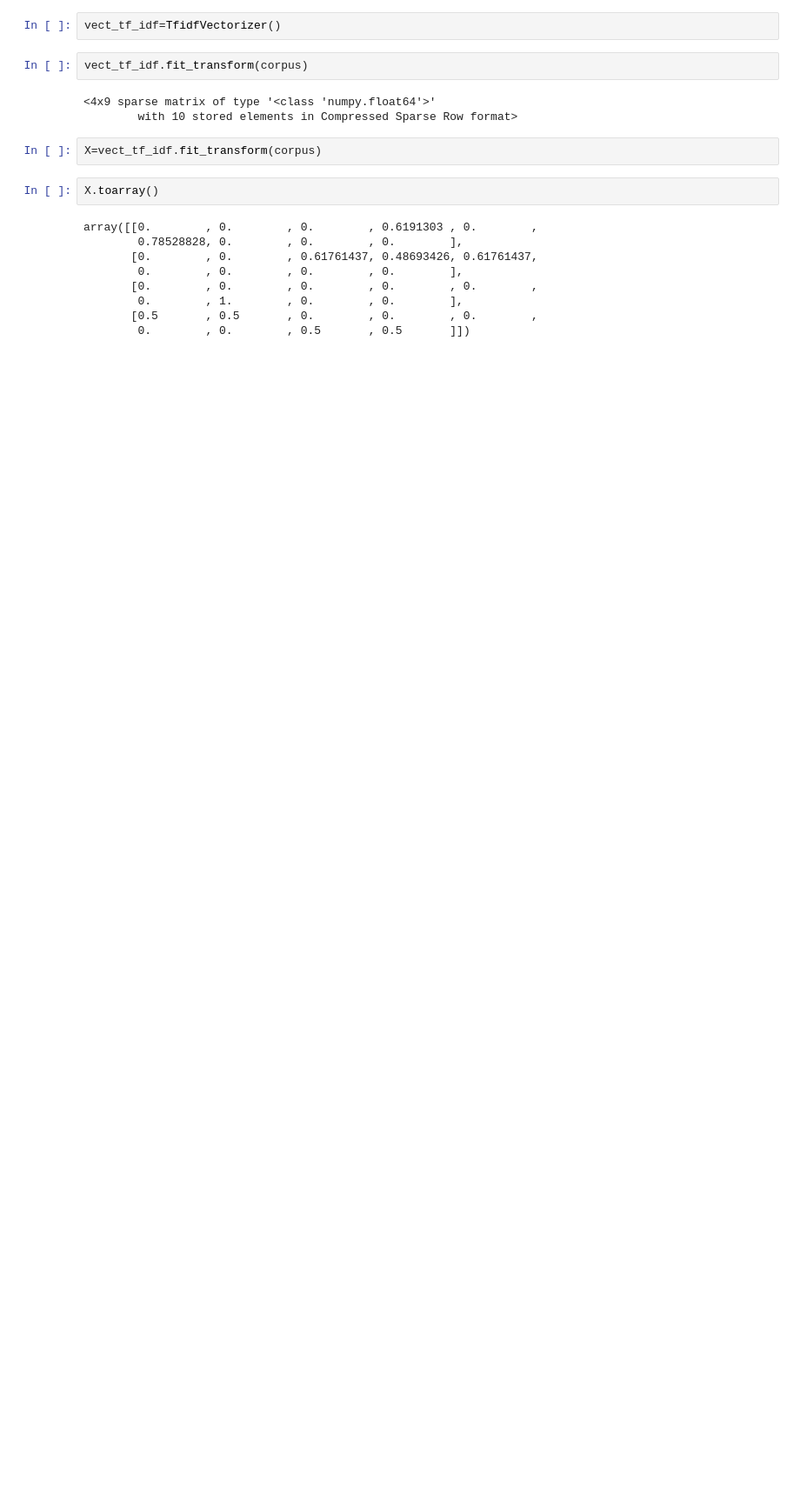
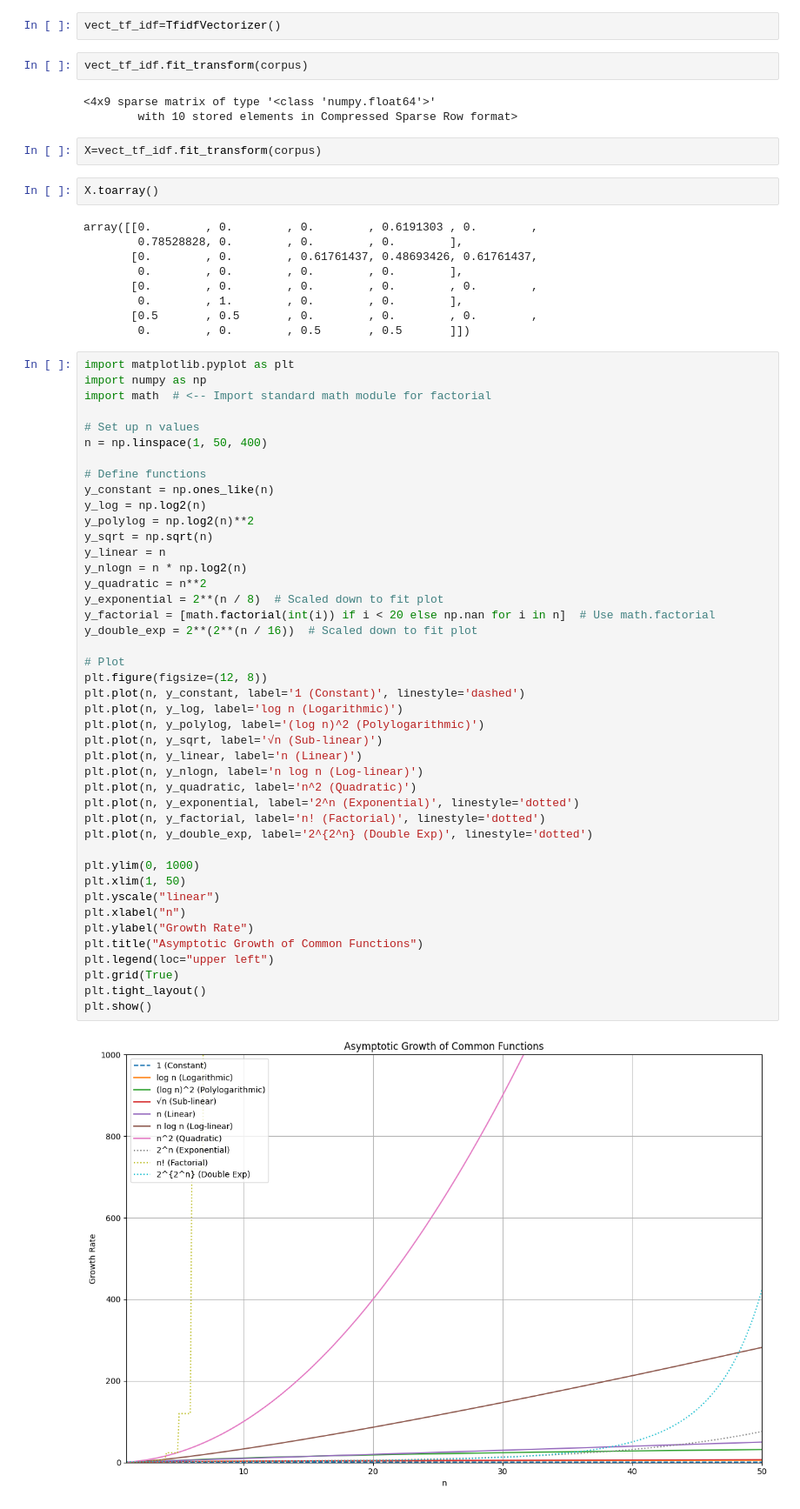
Before and after one commit to DeepuML/Gen-Ai, a Jupyter notebook: class2/class2.ipynb, the cells around one changed output. Shown at 87% size. Drawn from its saved outputs; the diff is of its cells as text; blank space fills up the shorter version.

```diff
--- a/class2/class2.ipynb
+++ b/class2/class2.ipynb
@@ -215,3 +215,48 @@ array([[0.        , 0.        , 0.        , 0.6191303 , 0.        ,
         0.        , 1.        , 0.        , 0.        ],
        [0.5       , 0.5       , 0.        , 0.        , 0.        ,
         0.        , 0.        , 0.5       , 0.5       ]])
+# %%
+import matplotlib.pyplot as plt
+import numpy as np
+import math  # <-- Import standard math module for factorial
+
+# Set up n values
+n = np.linspace(1, 50, 400)
+
+# Define functions
+y_constant = np.ones_like(n)
+y_log = np.log2(n)
+y_polylog = np.log2(n)**2
+y_sqrt = np.sqrt(n)
+y_linear = n
+y_nlogn = n * np.log2(n)
+y_quadratic = n**2
+y_exponential = 2**(n / 8)  # Scaled down to fit plot
+y_factorial = [math.factorial(int(i)) if i < 20 else np.nan for i in n]  # Use math.factorial
+y_double_exp = 2**(2**(n / 16))  # Scaled down to fit plot
+
+# Plot
+plt.figure(figsize=(12, 8))
+plt.plot(n, y_constant, label='1 (Constant)', linestyle='dashed')
+plt.plot(n, y_log, label='log n (Logarithmic)')
+plt.plot(n, y_polylog, label='(log n)^2 (Polylogarithmic)')
+plt.plot(n, y_sqrt, label='√n (Sub-linear)')
+plt.plot(n, y_linear, label='n (Linear)')
+plt.plot(n, y_nlogn, label='n log n (Log-linear)')
+plt.plot(n, y_quadratic, label='n^2 (Quadratic)')
+plt.plot(n, y_exponential, label='2^n (Exponential)', linestyle='dotted')
+plt.plot(n, y_factorial, label='n! (Factorial)', linestyle='dotted')
+plt.plot(n, y_double_exp, label='2^{2^n} (Double Exp)', linestyle='dotted')
+
+plt.ylim(0, 1000)
+plt.xlim(1, 50)
+plt.yscale("linear")
+plt.xlabel("n")
+plt.ylabel("Growth Rate")
+plt.title("Asymptotic Growth of Common Functions")
+plt.legend(loc="upper left")
+plt.grid(True)
+plt.tight_layout()
+plt.show()
+# %% [output]
+[figure, added]
```
Also changed, not shown: 24 other files.
